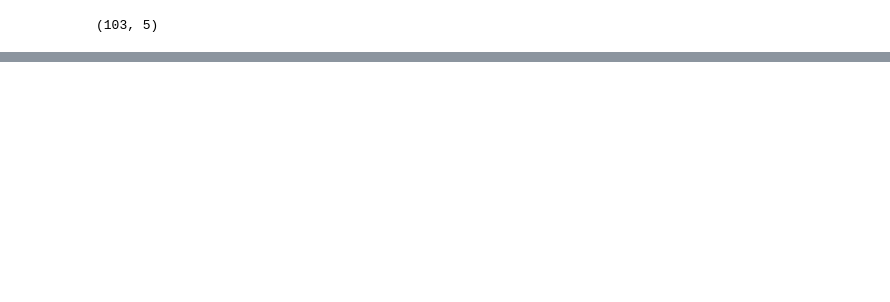
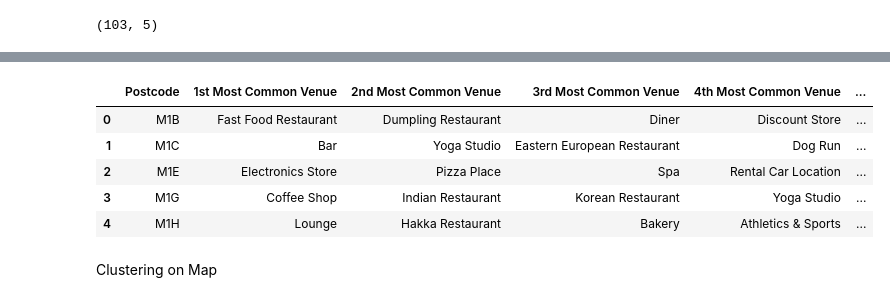
Before and after one commit to yamenmarquez/ds_capstone_project, a Jupyter notebook: DS Capstone Project - Segmenting and Clustering Neighborhoods in Toronto.ipynb, the cells around one changed output, grey strips where cells are left out. Saved outputs shown, nothing was run; the diff lists cells and outputs as text; code cells hidden in the pictures; blank space fills up the shorter version.

```diff
--- a/DS Capstone Project - Segmenting and Clustering Neighborhoods in Toronto.ipynb
+++ b/DS Capstone Project - Segmenting and Clustering Neighborhoods in Toronto.ipynb
@@ -151,0 +333,22 @@ result.shape
+# %%
+# set number of clusters
+kclusters = 5
+
+toronto_grouped_clustering = toronto_grouped.drop('Postcode', 1)
+
+# run k-means clustering
+kmeans = KMeans(n_clusters=kclusters, random_state=0).fit(toronto_grouped_clustering)
+# %%
+postcode_venues_sorted['Cluster label'] = kmeans.labels_
+toronto_merged = pd.merge(postcode_venues_sorted, neighbourhoods, how='left',
+        on='Postcode', validate="1:1")
+toronto_merged.head()
+# %% [output]
+|  | Postcode | 1st Most Common Venue | 2nd Most Common Venue | 3rd Most Common Venue | 4th Most Common Venue | ... |
+| 0 | M1B | Fast Food Restaurant | Dumpling Restaurant | Diner | Discount Store | ... |
+| 1 | M1C | Bar | Yoga Studio | Eastern European Restaurant | Dog Run | ... |
+| 2 | M1E | Electronics Store | Pizza Place | Spa | Rental Car Location | ... |
+| 3 | M1G | Coffee Shop | Indian Restaurant | Korean Restaurant | Yoga Studio | ... |
+| 4 | M1H | Lounge | Hakka Restaurant | Bakery | Athletics & Sports | ... |
+# %% [markdown]
+Clustering on Map
```
Also changed, not shown: parts of 25 cells of this notebook.
